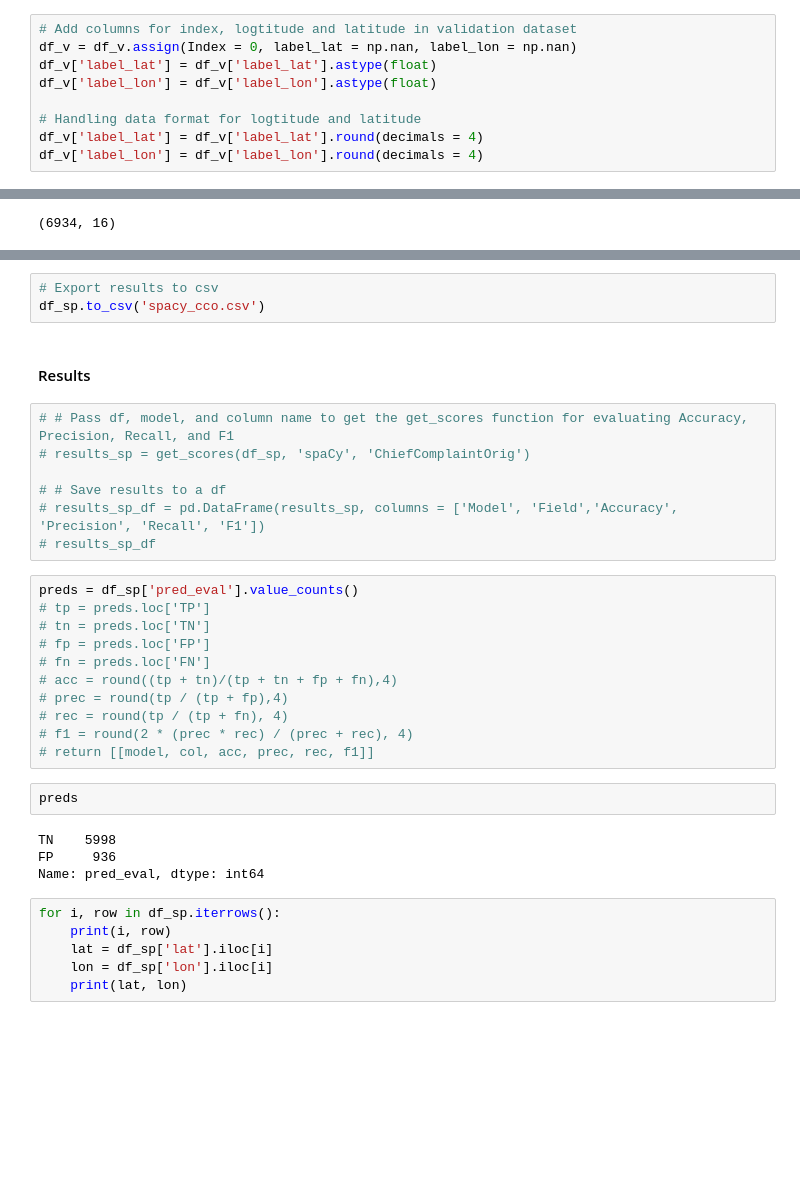
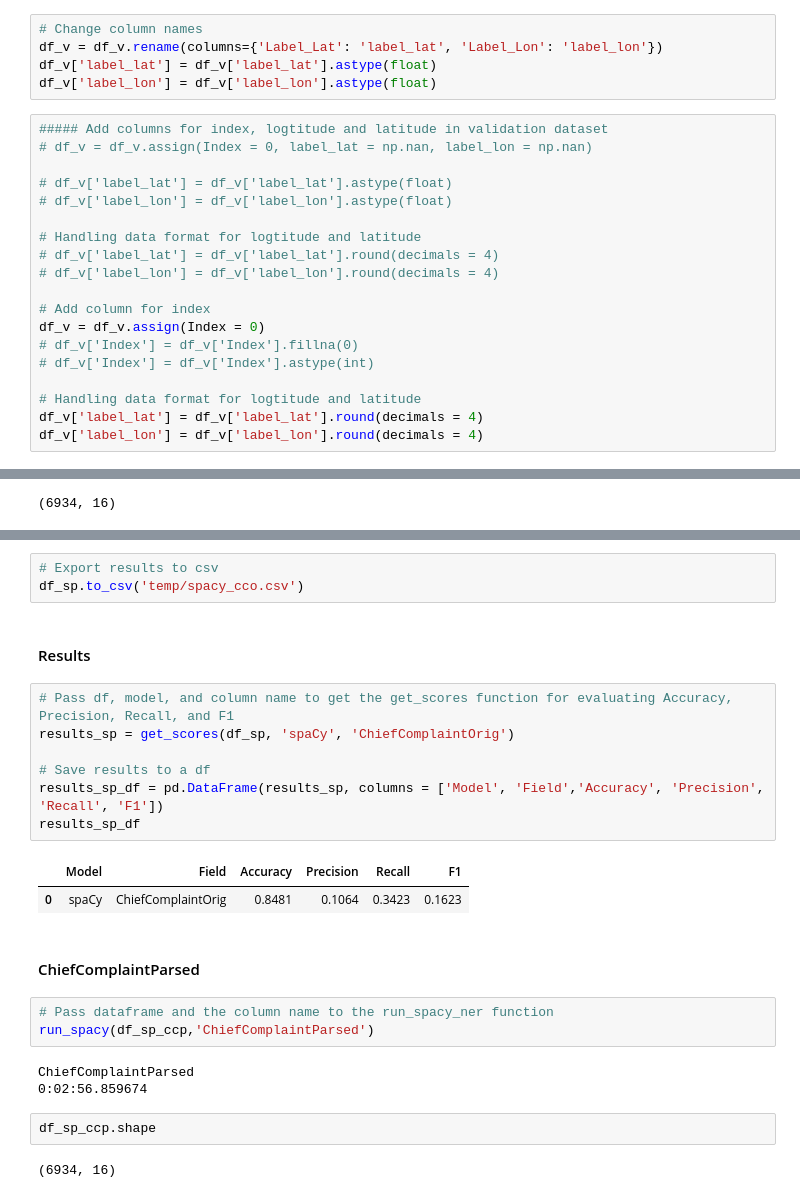
Before and after one commit to ZackBunn/MSDS-Capstone, a Jupyter notebook: Capstone_B.ipynb, the cells around one changed output, grey strips where cells are left out. Cells and saved outputs as stored; diff of their text form; blank space fills up the shorter version.

```diff
--- a/Capstone_B.ipynb
+++ b/Capstone_B.ipynb
@@ -409,8 +418,23 @@ plt.show()
+# %%
+# Change column names
+df_v = df_v.rename(columns={'Label_Lat': 'label_lat', 'Label_Lon': 'label_lon'})
+df_v['label_lat'] = df_v['label_lat'].astype(float)
+df_v['label_lon'] = df_v['label_lon'].astype(float)
 # %%
-# Add columns for index, logtitude and latitude in validation dataset
-df_v = df_v.assign(Index = 0, label_lat = np.nan, label_lon = np.nan)
-df_v['label_lat'] = df_v['label_lat'].astype(float)
-df_v['label_lon'] = df_v['label_lon'].astype(float)
+##### Add columns for index, logtitude and latitude in validation dataset
+# df_v = df_v.assign(Index = 0, label_lat = np.nan, label_lon = np.nan)
+
+# df_v['label_lat'] = df_v['label_lat'].astype(float)
+# df_v['label_lon'] = df_v['label_lon'].astype(float)
+
+# Handling data format for logtitude and latitude
+# df_v['label_lat'] = df_v['label_lat'].round(decimals = 4)
+# df_v['label_lon'] = df_v['label_lon'].round(decimals = 4)
+
+# Add column for index
+df_v = df_v.assign(Index = 0)
+# df_v['Index'] = df_v['Index'].fillna(0)
+# df_v['Index'] = df_v['Index'].astype(int)
 
 # Handling data format for logtitude and latitude
 df_v['label_lat'] = df_v['label_lat'].round(decimals = 4)
@@ -792,36 +816,28 @@ pred_eval(df_sp)
 # %%
 # Export results to csv
-df_sp.to_csv('spacy_cco.csv')
+df_sp.to_csv('temp/spacy_cco.csv')
-# %% [markdown]
-#### Results
+# %% [markdown]
+#### Results
 # %%
-# # Pass df, model, and column name to get the get_scores function for evaluating Accuracy, Precision, Recall, and F1
-# results_sp = get_scores(df_sp, 'spaCy', 'ChiefComplaintOrig')
+# Pass df, model, and column name to get the get_scores function for evaluating Accuracy, Precision, Recall, and F1
+results_sp = get_scores(df_sp, 'spaCy', 'ChiefComplaintOrig')
 
-# # Save results to a df
-# results_sp_df = pd.DataFrame(results_sp, columns = ['Model', 'Field','Accuracy', 'Precision', 'Recall', 'F1'])
-# results_sp_df
+# Save results to a df
+results_sp_df = pd.DataFrame(results_sp, columns = ['Model', 'Field','Accuracy', 'Precision', 'Recall', 'F1'])
+results_sp_df
+# %% [output]
+|  | Model | Field | Accuracy | Precision | Recall | F1 |
+| 0 | spaCy | ChiefComplaintOrig | 0.8481 | 0.1064 | 0.3423 | 0.1623 |
-# %%
-preds = df_sp['pred_eval'].value_counts()
-# tp = preds.loc['TP']
-# tn = preds.loc['TN']
-# fp = preds.loc['FP']
-# fn = preds.loc['FN']
-# acc = round((tp + tn)/(tp + tn + fp + fn),4)
-# prec = round(tp / (tp + fp),4)
-# rec = round(tp / (tp + fn), 4)
-# f1 = round(2 * (prec * rec) / (prec + rec), 4)
-# return [[model, col, acc, prec, rec, f1]]
-# %%
-preds
-# %% [output]
-TN    5998
-FP     936
-Name: pred_eval, dtype: int64
+# %% [markdown]
+#### ChiefComplaintParsed
+# %%
+# Pass dataframe and the column name to the run_spacy_ner function
+run_spacy(df_sp_ccp,'ChiefComplaintParsed')
+# %% [output]
+ChiefComplaintParsed
+0:02:56.859674
 # %%
-for i, row in df_sp.iterrows():
-    print(i, row)
-    lat = df_sp['lat'].iloc[i]
-    lon = df_sp['lon'].iloc[i]
-    print(lat, lon)
+df_sp_ccp.shape
+# %% [output]
+(6934, 16)
 # %%
```
Also changed, not shown: parts of 28 cells of this notebook.
